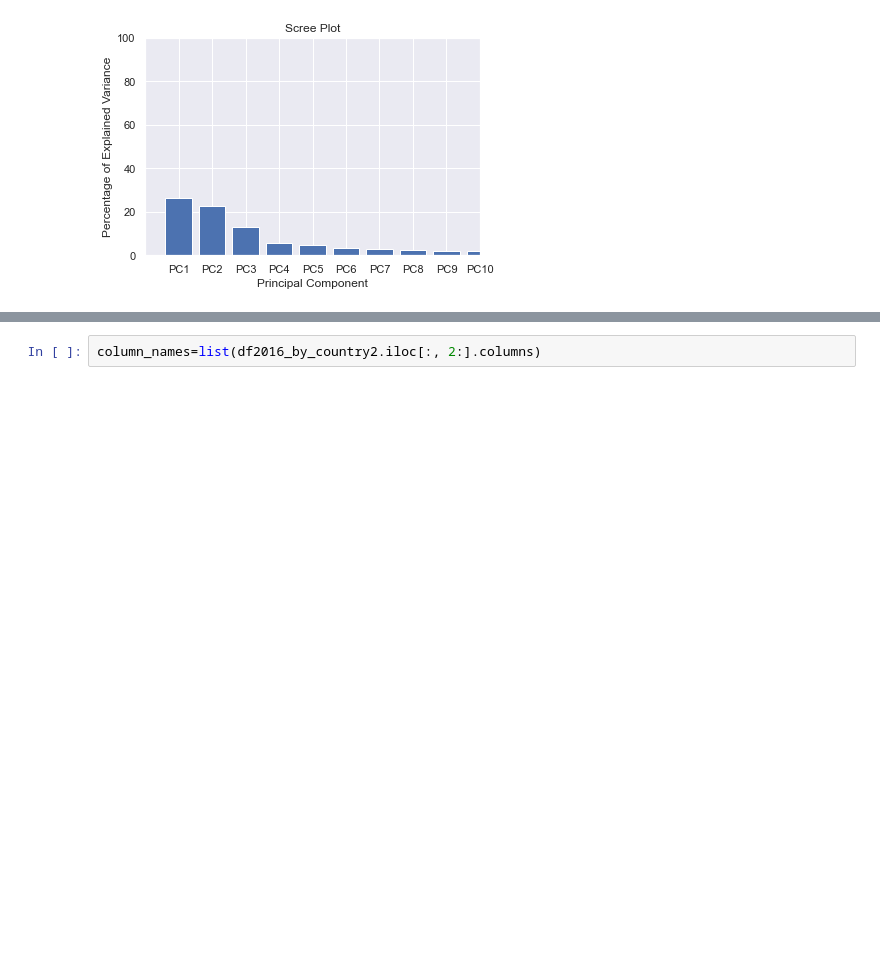
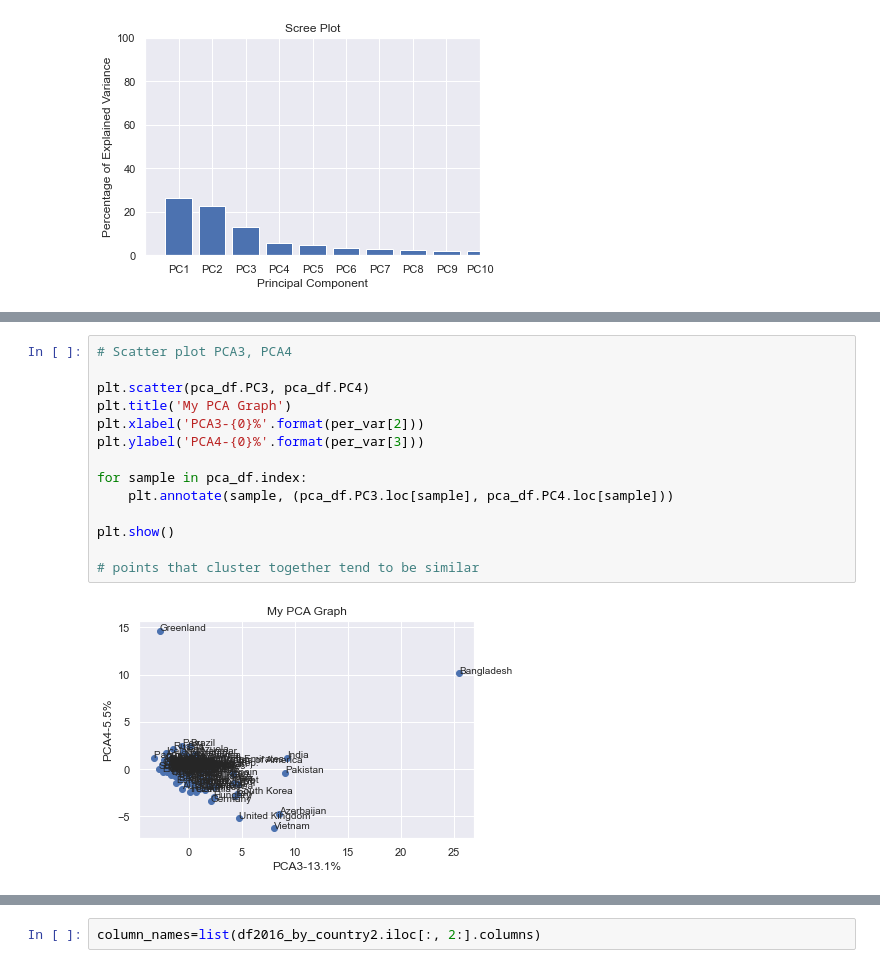
Before and after one commit to liliskov/Modern-Data-Analytics, a Jupyter notebook: Water Security_PCA_NaNremoved.ipynb, the cells around one changed output, grey strips where cells are left out. Saved outputs shown, nothing was run; the diff lists cells and outputs as text; blank space fills up the shorter version.

```diff
--- a/Water Security_PCA_NaNremoved.ipynb
+++ b/Water Security_PCA_NaNremoved.ipynb
@@ -823,0 +831,16 @@ plt.show()
+# %%
+# Scatter plot PCA3, PCA4
+
+plt.scatter(pca_df.PC3, pca_df.PC4)
+plt.title('My PCA Graph')
+plt.xlabel('PCA3-{0}%'.format(per_var[2]))
+plt.ylabel('PCA4-{0}%'.format(per_var[3]))
+
+for sample in pca_df.index:
+    plt.annotate(sample, (pca_df.PC3.loc[sample], pca_df.PC4.loc[sample]))
+
+plt.show()
+
+# points that cluster together tend to be similar
+# %% [output]
+[figure, added]
```
Also changed, not shown: parts of 28 cells of this notebook.
